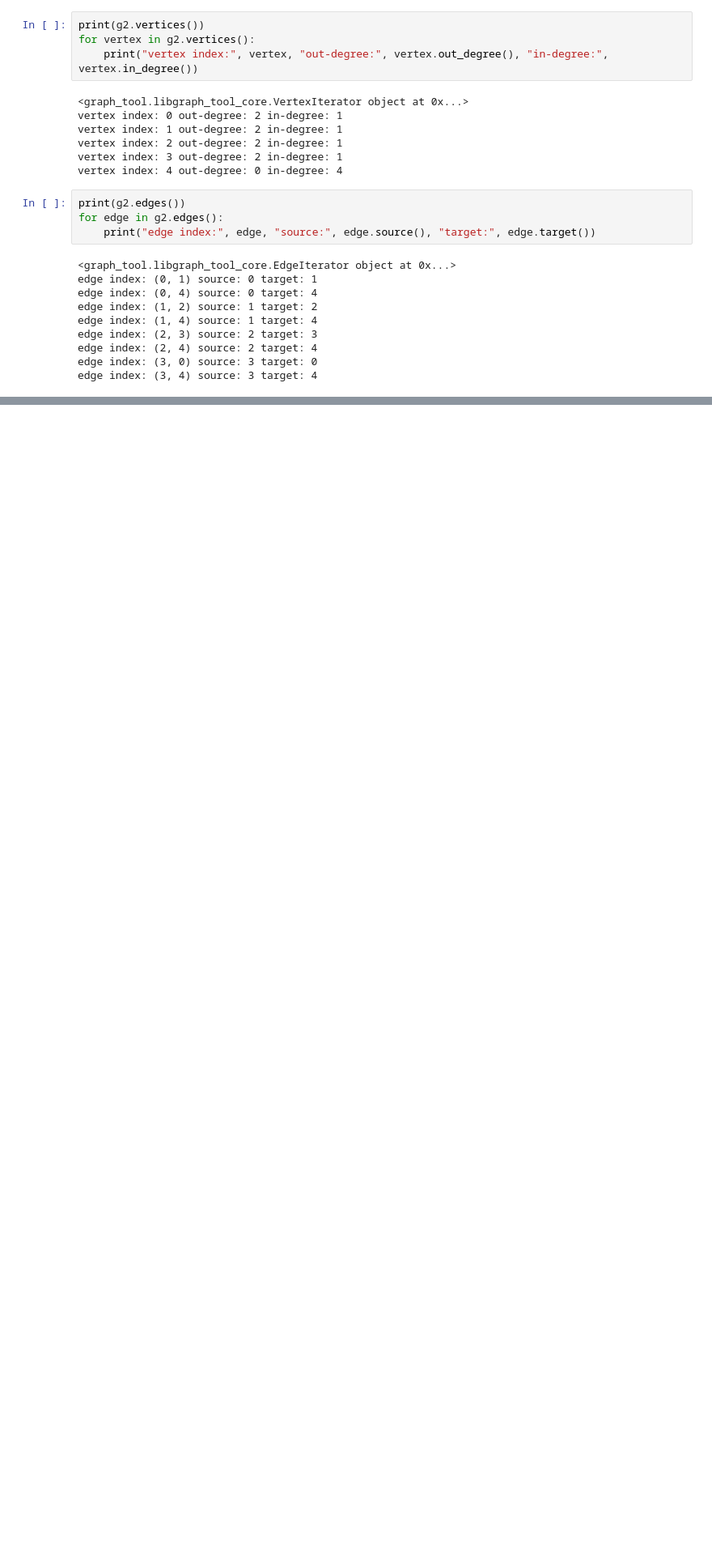
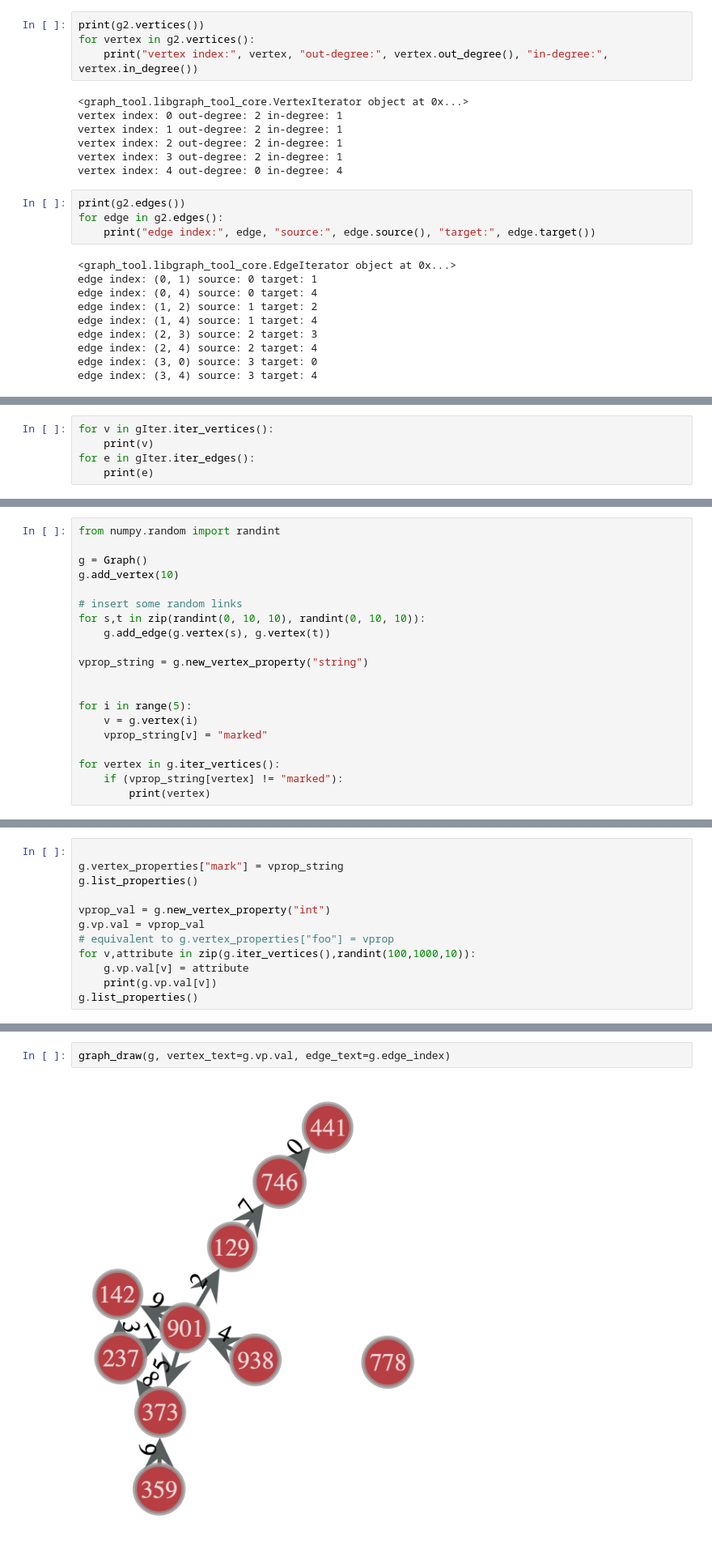
Before and after one commit to smn-d/Graph_network, a Jupyter notebook: experiments/quickstart.ipynb, the cells around one changed output, grey strips where cells are left out. Shown: that part at 81% size. Drawn from its saved outputs; the diff is of its cells as text; blank space fills up the shorter version.

```diff
--- a/experiments/quickstart.ipynb
+++ b/experiments/quickstart.ipynb
@@ -86,0 +128,5 @@ print(v)
+# %%
+for v in gIter.iter_vertices():
+    print(v)
+for e in gIter.iter_edges():
+    print(e)
@@ -86,0 +175,20 @@ print(v)
+# %%
+from numpy.random import randint
+
+g = Graph()
+g.add_vertex(10)
+
+# insert some random links
+for s,t in zip(randint(0, 10, 10), randint(0, 10, 10)):
+    g.add_edge(g.vertex(s), g.vertex(t))
+
+vprop_string = g.new_vertex_property("string")
+
+
+for i in range(5):
+    v = g.vertex(i)
+    vprop_string[v] = "marked"
+
+for vertex in g.iter_vertices():
+    if (vprop_string[vertex] != "marked"):
+        print(vertex)
@@ -86,0 +204,12 @@ print(v)
+# %%
+
+g.vertex_properties["mark"] = vprop_string
+g.list_properties()
+
+vprop_val = g.new_vertex_property("int")
+g.vp.val = vprop_val
+# equivalent to g.vertex_properties["foo"] = vprop
+for v,attribute in zip(g.iter_vertices(),randint(100,1000,10)):
+    g.vp.val[v] = attribute
+    print(g.vp.val[v])
+g.list_properties()
@@ -86,0 +234,4 @@ print(v)
+# %%
+graph_draw(g, vertex_text=g.vp.val, edge_text=g.edge_index)
+# %% [output]
+[figure, added]
```
Also changed, not shown: parts of 17 cells of this notebook.
